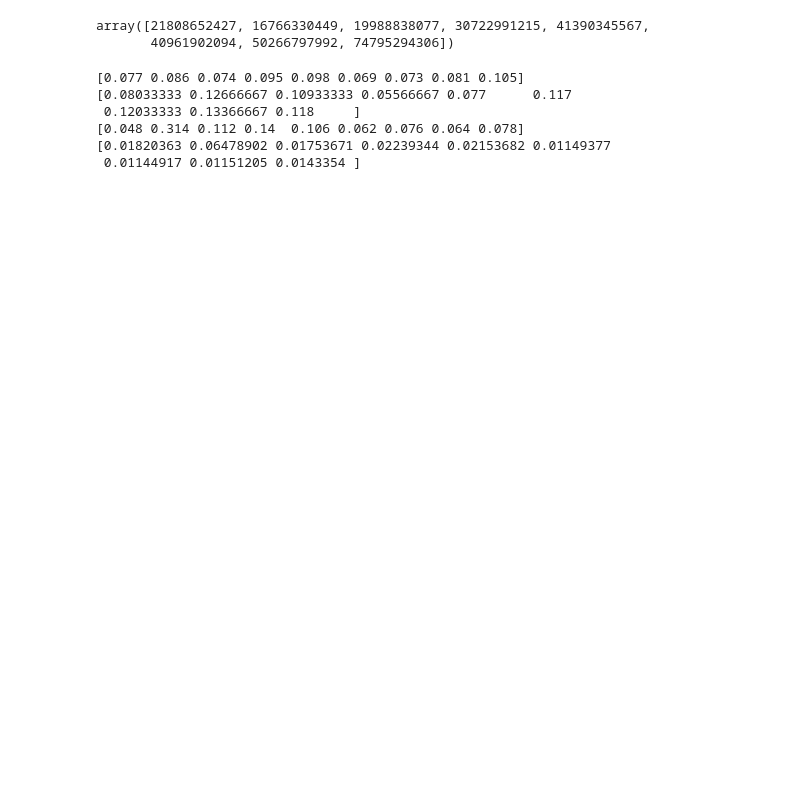
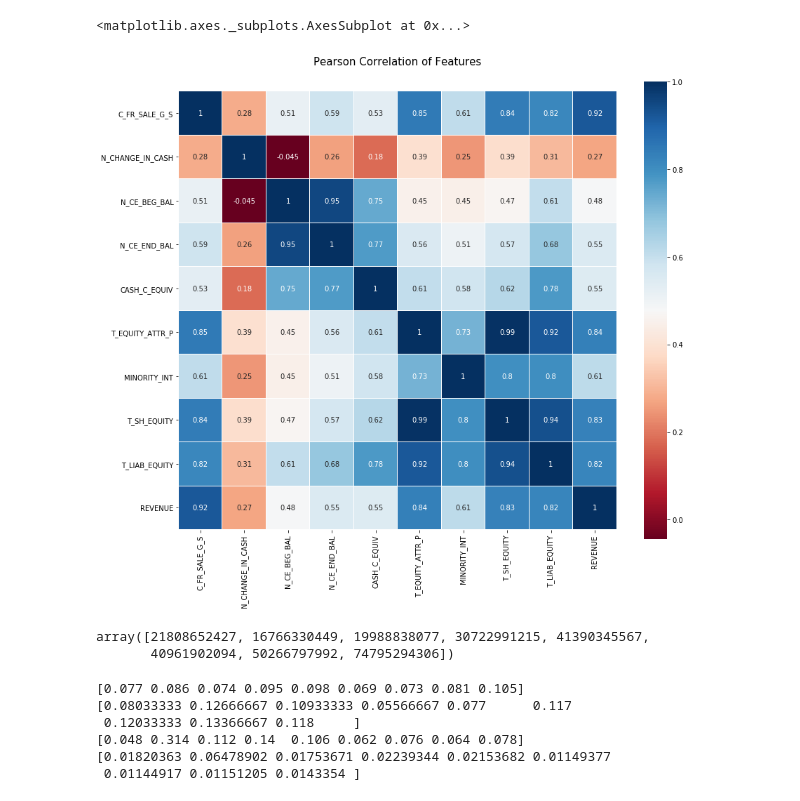
Before and after one commit to sszllx/tianchi, a Jupyter notebook: tianchi_test.ipynb, the cells around one changed output. Drawn from its saved outputs; the diff is of its cells as text; code cells hidden in the pictures; blank space fills up the shorter version.

```diff
--- a/tianchi_test.ipynb
+++ b/tianchi_test.ipynb
@@ -121,9 +102,12 @@ train_data
 # %%
-# colormap = plt.cm.RdBu
-# plt.figure(figsize=(14,12))
-# plt.title('Pearson Correlation of Features', y=1.05, size=15)
-# sns.heatmap(train_data.astype(float).corr(),linewidths=0.1,vmax=1.0,
-#             square=True, cmap=colormap, linecolor='white', annot=True)
+colormap = plt.cm.RdBu
+plt.figure(figsize=(14,12))
+plt.title('Pearson Correlation of Features', y=1.05, size=15)
+sns.heatmap(train_data.astype(float).corr(),linewidths=0.1,vmax=1.0,
+            square=True, cmap=colormap, linecolor='white', annot=True)
+# %% [output]
+<matplotlib.axes._subplots.AxesSubplot at 0x...>
+[figure, added]
 # %%
 y_train = train_data['REVENUE'].ravel()
 train = train_data.drop(['REVENUE'], axis=1)
```
Also changed, not shown: parts of 7 cells of this notebook, 1 other file.
